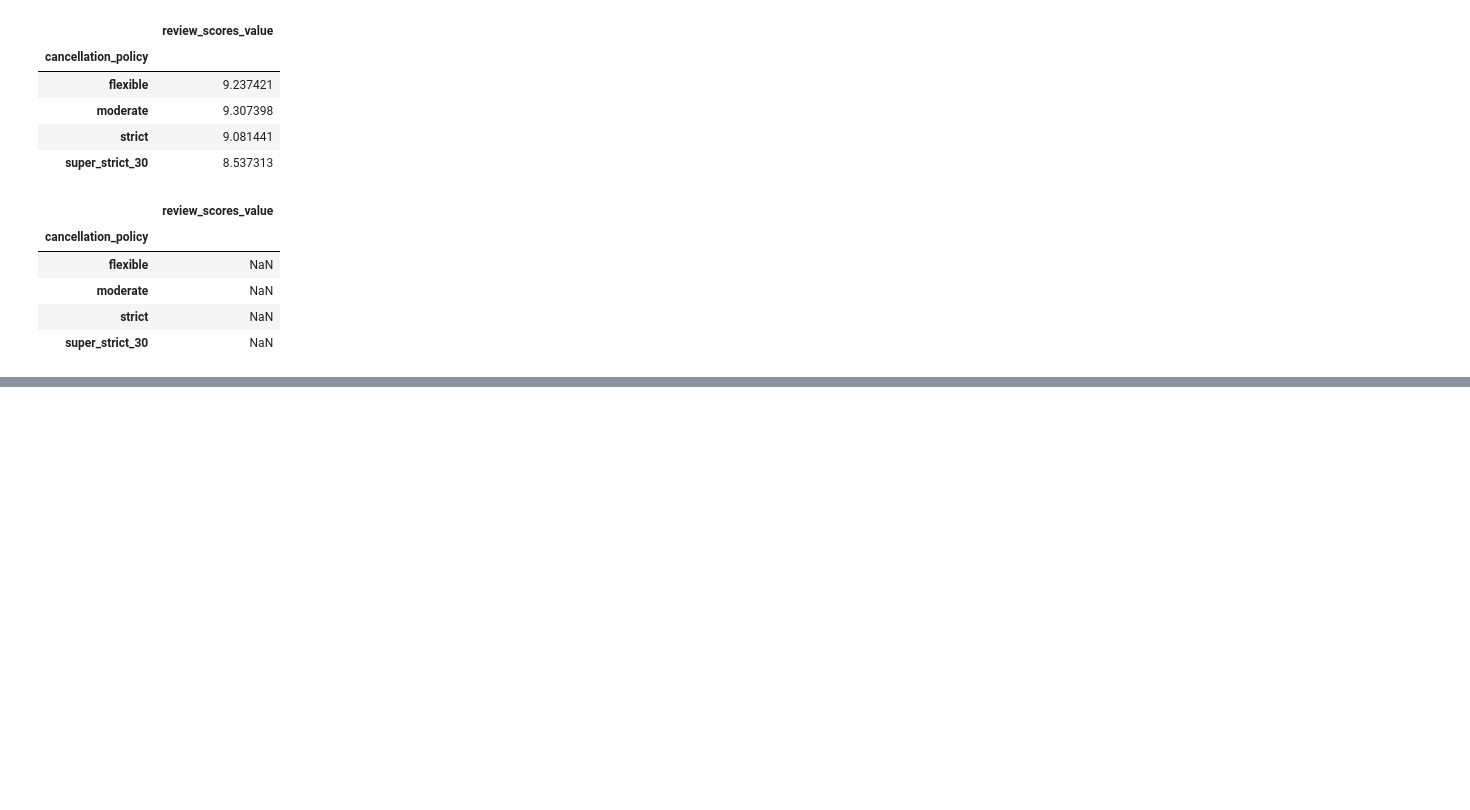
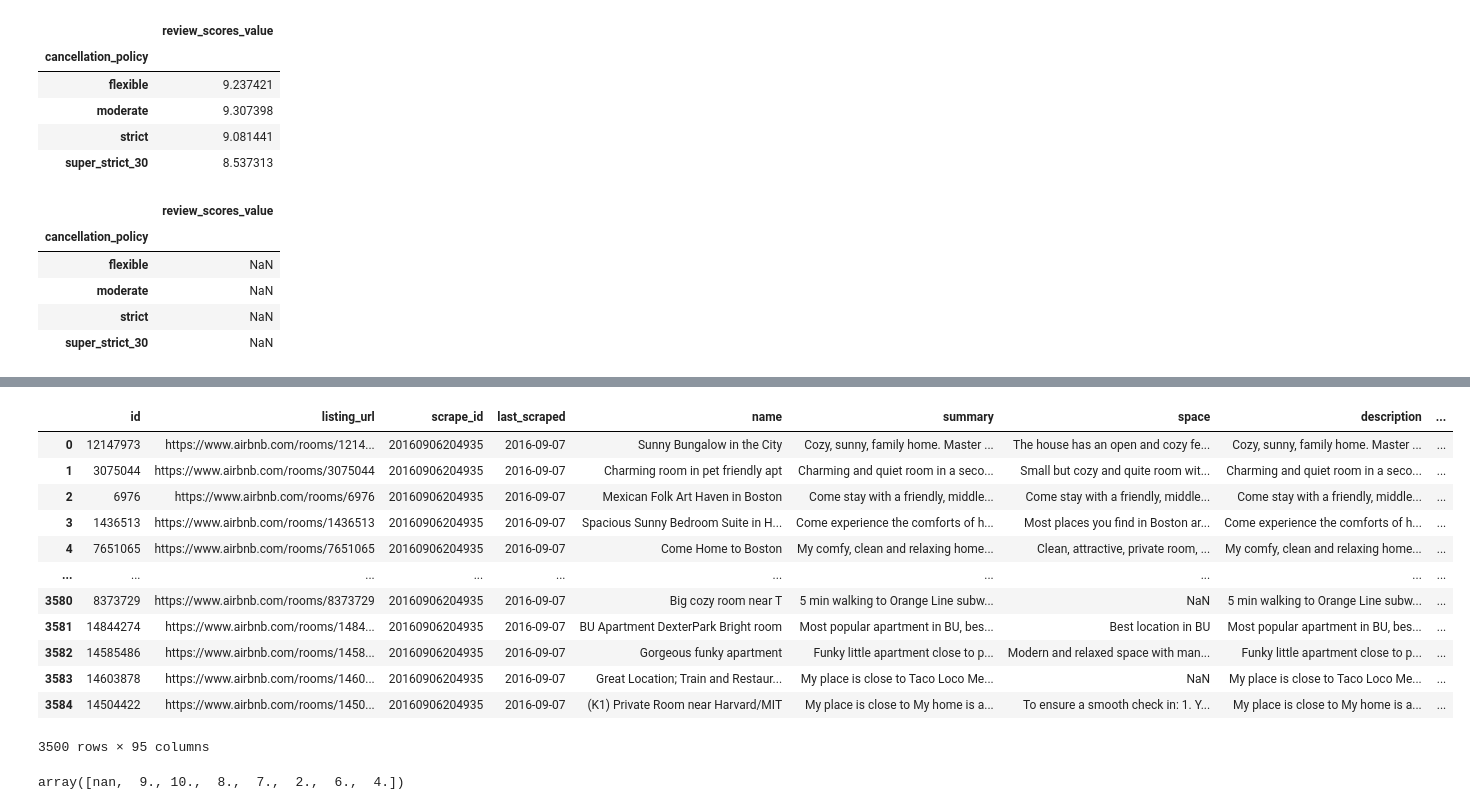
Before and after one commit to anoban/Introduction-to-Data-Science-in-Python, a Jupyter notebook: Anoban/GroupBy.ipynb, the cells around one changed output, grey strips where cells are left out. Drawn from its saved outputs; the diff is of its cells as text; code cells hidden in the pictures; blank space fills up the shorter version.

```diff
--- a/Anoban/GroupBy.ipynb
+++ b/Anoban/GroupBy.ipynb
@@ -251,0 +402,24 @@ airbnb.groupby("cancellation_policy").agg({"review_scores_value": np.average})
+# %%
+airbnb.groupby("cancellation_policy") \
+    .filter(lambda splitted_df: np.mean(splitted_df.loc[:, "review_scores_value"]) > 9.0)
+# %% [output]
+|  | id | listing_url | scrape_id | last_scraped | name | summary | space | description | ... |
+| 0 | 12147973 | https://www.airbnb.com/rooms/1214... | 20160906204935 | 2016-09-07 | Sunny Bungalow in the City | Cozy, sunny, family home. Master ... | The house has an open and cozy fe... | Cozy, sunny, family home. Master ... | ... |
+| 1 | 3075044 | https://www.airbnb.com/rooms/3075044 | 20160906204935 | 2016-09-07 | Charming room in pet friendly apt | Charming and quiet room in a seco... | Small but cozy and quite room wit... | Charming and quiet room in a seco... | ... |
+| 2 | 6976 | https://www.airbnb.com/rooms/6976 | 20160906204935 | 2016-09-07 | Mexican Folk Art Haven in Boston | Come stay with a friendly, middle... | Come stay with a friendly, middle... | Come stay with a friendly, middle... | ... |
+| 3 | 1436513 | https://www.airbnb.com/rooms/1436513 | 20160906204935 | 2016-09-07 | Spacious Sunny Bedroom Suite in H... | Come experience the comforts of h... | Most places you find in Boston ar... | Come experience the comforts of h... | ... |
+| 4 | 7651065 | https://www.airbnb.com/rooms/7651065 | 20160906204935 | 2016-09-07 | Come Home to Boston | My comfy, clean and relaxing home... | Clean, attractive, private room, ... | My comfy, clean and relaxing home... | ... |
+| ... | ... | ... | ... | ... | ... | ... | ... | ... | ... |
+| 3580 | 8373729 | https://www.airbnb.com/rooms/8373729 | 20160906204935 | 2016-09-07 | Big cozy room near T | 5 min walking to Orange Line subw... | NaN | 5 min walking to Orange Line subw... | ... |
+| 3581 | 14844274 | https://www.airbnb.com/rooms/1484... | 20160906204935 | 2016-09-07 | BU Apartment DexterPark Bright room | Most popular apartment in BU, bes... | Best location in BU | Most popular apartment in BU, bes... | ... |
+| 3582 | 14585486 | https://www.airbnb.com/rooms/1458... | 20160906204935 | 2016-09-07 | Gorgeous funky apartment | Funky little apartment close to p... | Modern and relaxed space with man... | Funky little apartment close to p... | ... |
+| 3583 | 14603878 | https://www.airbnb.com/rooms/1460... | 20160906204935 | 2016-09-07 | Great Location; Train and Restaur... | My place is close to Taco Loco Me... | NaN | My place is close to Taco Loco Me... | ... |
+| 3584 | 14504422 | https://www.airbnb.com/rooms/1450... | 20160906204935 | 2016-09-07 | (K1) Private Room near Harvard/MIT | My place is close to My home is a... | To ensure a smooth check in: 1. Y... | My place is close to My home is a... | ... |
+3500 rows × 95 columns
+# %%
+airbnb.groupby("cancellation_policy") \
+    .filter(lambda splitted_df: np.mean(splitted_df.loc[:, "review_scores_value"]) >= 9.307) \
+    .loc[:, "review_scores_value"] \
+    .unique()
+# %% [output]
+array([nan,  9., 10.,  8.,  7.,  2.,  6.,  4.])
```
Also changed, not shown: parts of 14 cells of this notebook, 3 other files.
